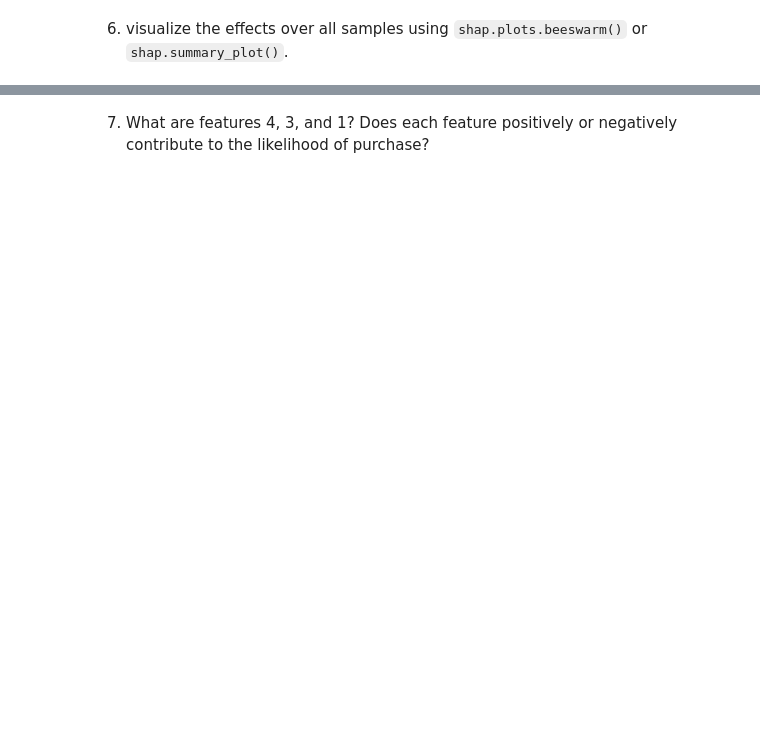
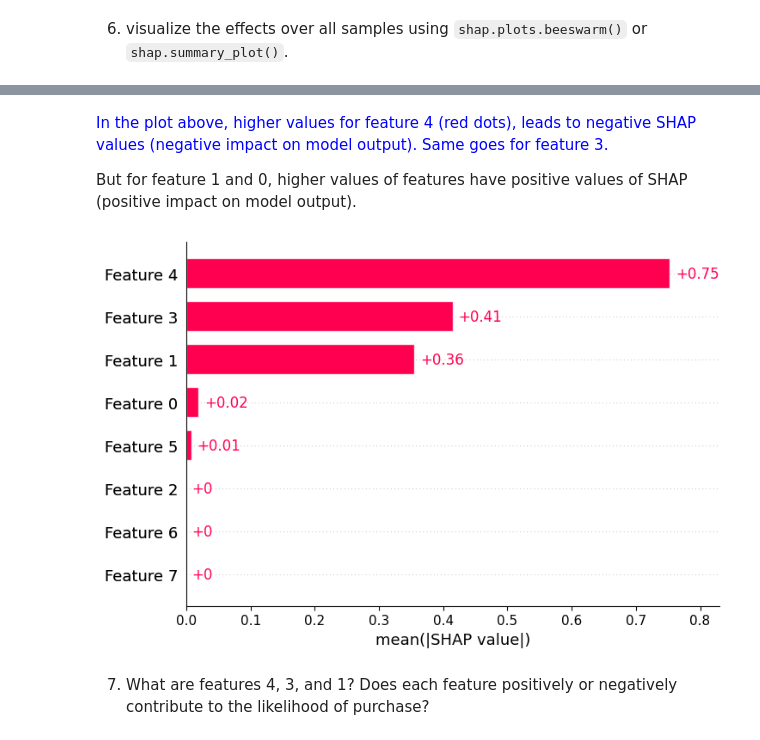
Before and after one commit to rnirms/MLE-10, a Jupyter notebook: assignments/week-06-supervised-ml/nb/electronics-purchase-prediction.ipynb, the cells around one changed output, grey strips where cells are left out. Saved outputs shown, nothing was run; the diff lists cells and outputs as text; code cells hidden in the pictures; blank space fills up the shorter version.

```diff
--- a/assignments/week-06-supervised-ml/nb/electronics-purchase-prediction.ipynb
+++ b/assignments/week-06-supervised-ml/nb/electronics-purchase-prediction.ipynb
@@ -546,2 +635,10 @@ No data for colormapping provided via 'c'. Parameters 'vmin', 'vmax' will be ign
+# %% [markdown]
+<font color='blue'>In the plot above, higher values for feature 4 (red dots), leads to negative SHAP values (negative impact on model output). Same goes for feature 3.
+
+But for feature 1 and 0, higher values of features have positive values of SHAP (positive impact on model output). </font>
+# %%
+shap.plots.bar(shap_values.abs.mean(0))
+# %% [output]
+[figure, added]
 # %% [markdown]
 7. What are features 4, 3, and 1? Does each feature positively or negatively contribute to the likelihood of purchase?
```
Also changed, not shown: parts of 61 cells of this notebook.
